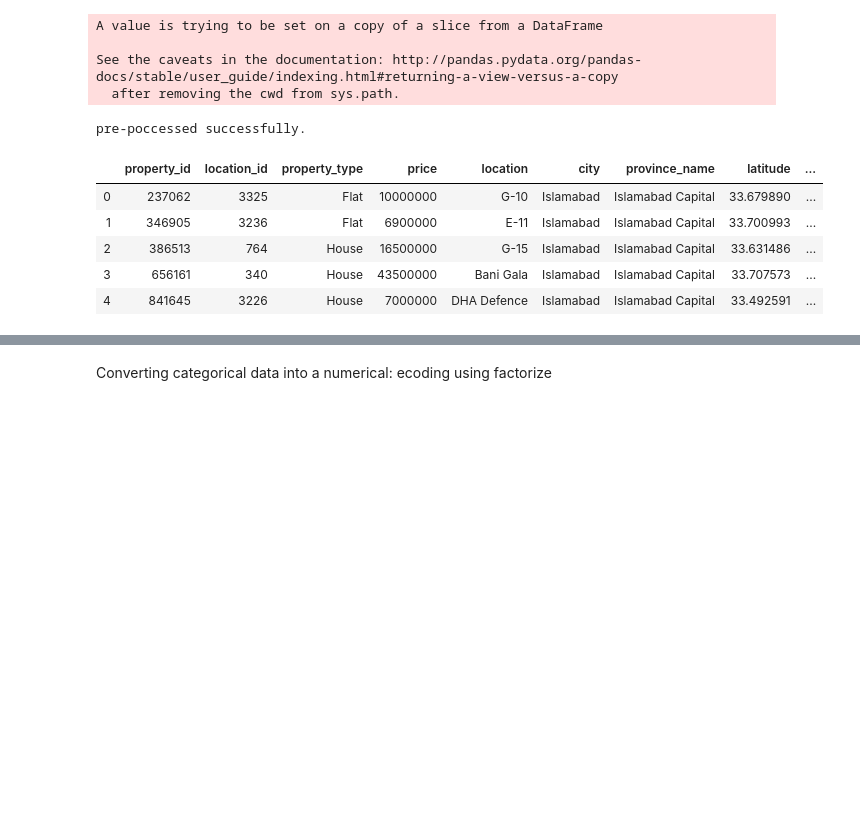
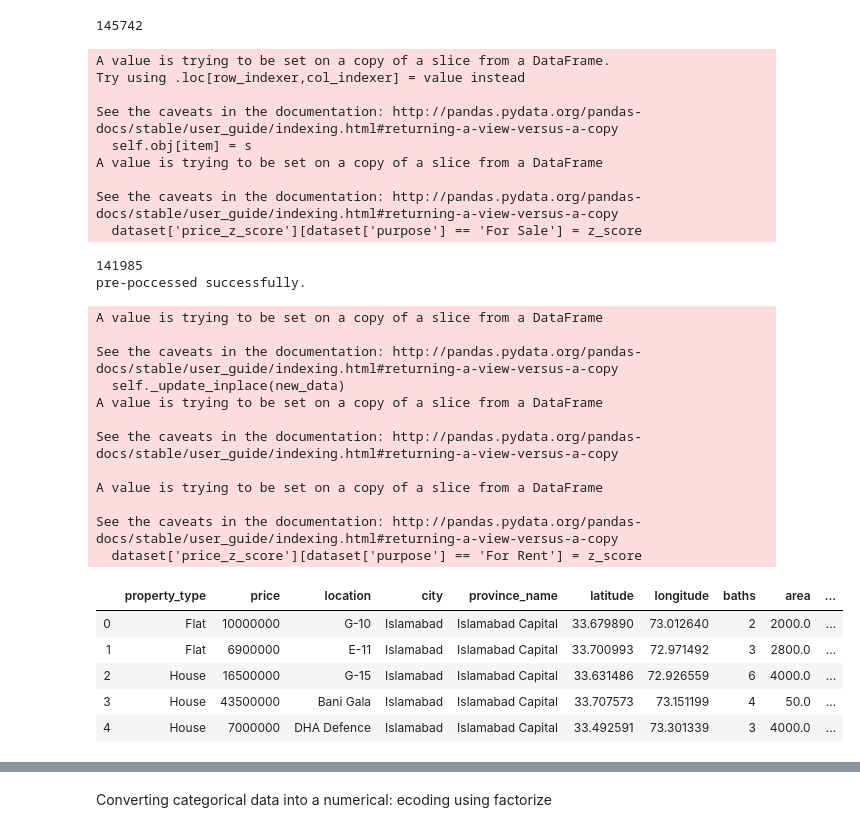
Before and after one commit to Faraz126/Zameen-Data-exploratory-Analysis, a Jupyter notebook: Clustering analysis.ipynb, the cells around one changed output, grey strips where cells are left out. Cells and saved outputs as stored; diff of their text form; code cells hidden in the pictures; blank space fills up the shorter version.

```diff
--- a/Clustering analysis.ipynb
+++ b/Clustering analysis.ipynb
@@ -31,17 +6,38 @@ def pre_poccess(dataset):
 # %%
-data = pd.read_csv('dataset/Zameen Property Data.csv')
-data = pre_poccess(data)
-data.head(5)
+dataset = pd.read_csv('dataset/Zameen Property Data.csv')
-# %% [output]
-A value is trying to be set on a copy of a slice from a DataFrame
-
-See the caveats in the documentation: http://pandas.pydata.org/pandas-docs/stable/user_guide/indexing.html#returning-a-view-versus-a-copy
-  after removing the cwd from sys.path.
-pre-poccessed successfully.
-|  | property_id | location_id | property_type | price | location | city | province_name | latitude | ... |
-| 0 | 237062 | 3325 | Flat | 10000000 | G-10 | Islamabad | Islamabad Capital | 33.679890 | ... |
-| 1 | 346905 | 3236 | Flat | 6900000 | E-11 | Islamabad | Islamabad Capital | 33.700993 | ... |
-| 2 | 386513 | 764 | House | 16500000 | G-15 | Islamabad | Islamabad Capital | 33.631486 | ... |
-| 3 | 656161 | 340 | House | 43500000 | Bani Gala | Islamabad | Islamabad Capital | 33.707573 | ... |
-| 4 | 841645 | 3226 | House | 7000000 | DHA Defence | Islamabad | Islamabad Capital | 33.492591 | ... |
+# %%
+from pre_poccess import pre_poccess
+data = pre_poccess(dataset)
+data.head(5)
+# %% [output]
+145742
+A value is trying to be set on a copy of a slice from a DataFrame.
+Try using .loc[row_indexer,col_indexer] = value instead
+
+See the caveats in the documentation: http://pandas.pydata.org/pandas-docs/stable/user_guide/indexing.html#returning-a-view-versus-a-copy
+  self.obj[item] = s
+A value is trying to be set on a copy of a slice from a DataFrame
+
+See the caveats in the documentation: http://pandas.pydata.org/pandas-docs/stable/user_guide/indexing.html#returning-a-view-versus-a-copy
+  dataset['price_z_score'][dataset['purpose'] == 'For Sale'] = z_score
+141985
+pre-poccessed successfully.
+A value is trying to be set on a copy of a slice from a DataFrame
+
+See the caveats in the documentation: http://pandas.pydata.org/pandas-docs/stable/user_guide/indexing.html#returning-a-view-versus-a-copy
+  self._update_inplace(new_data)
+A value is trying to be set on a copy of a slice from a DataFrame
+
+See the caveats in the documentation: http://pandas.pydata.org/pandas-docs/stable/user_guide/indexing.html#returning-a-view-versus-a-copy
+
+A value is trying to be set on a copy of a slice from a DataFrame
+
+See the caveats in the documentation: http://pandas.pydata.org/pandas-docs/stable/user_guide/indexing.html#returning-a-view-versus-a-copy
+  dataset['price_z_score'][dataset['purpose'] == 'For Rent'] = z_score
+|  | property_type | price | location | city | province_name | latitude | longitude | baths | area | ... |
+| 0 | Flat | 10000000 | G-10 | Islamabad | Islamabad Capital | 33.679890 | 73.012640 | 2 | 2000.0 | ... |
+| 1 | Flat | 6900000 | E-11 | Islamabad | Islamabad Capital | 33.700993 | 72.971492 | 3 | 2800.0 | ... |
+| 2 | House | 16500000 | G-15 | Islamabad | Islamabad Capital | 33.631486 | 72.926559 | 6 | 4000.0 | ... |
+| 3 | House | 43500000 | Bani Gala | Islamabad | Islamabad Capital | 33.707573 | 73.151199 | 4 | 50.0 | ... |
+| 4 | House | 7000000 | DHA Defence | Islamabad | Islamabad Capital | 33.492591 | 73.301339 | 3 | 4000.0 | ... |
 # %%
```
Also changed, not shown: parts of 11 cells of this notebook, 1 other file.
